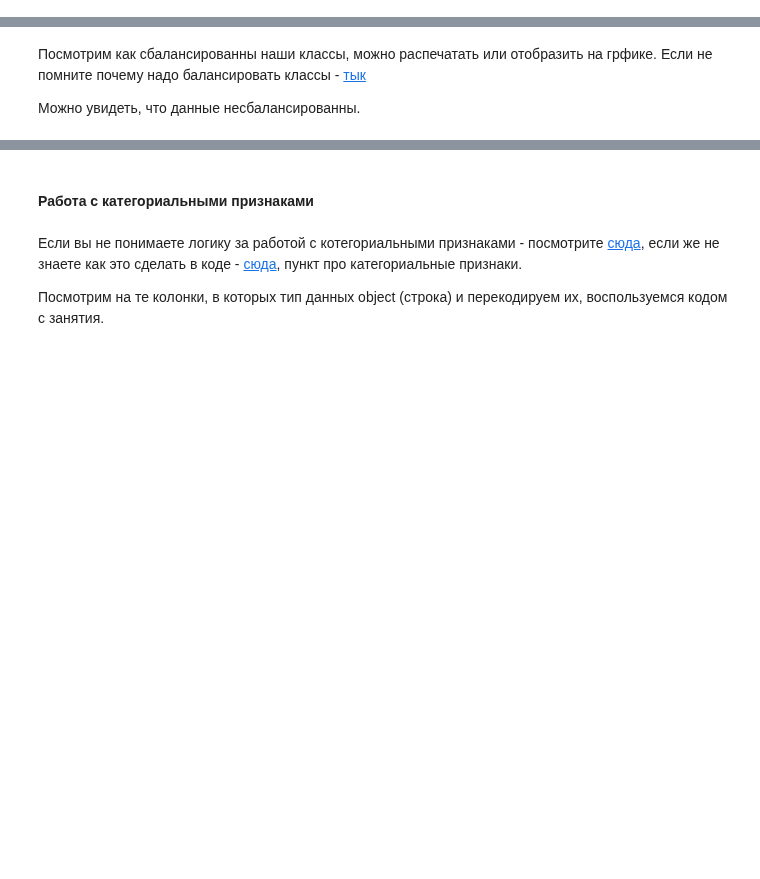
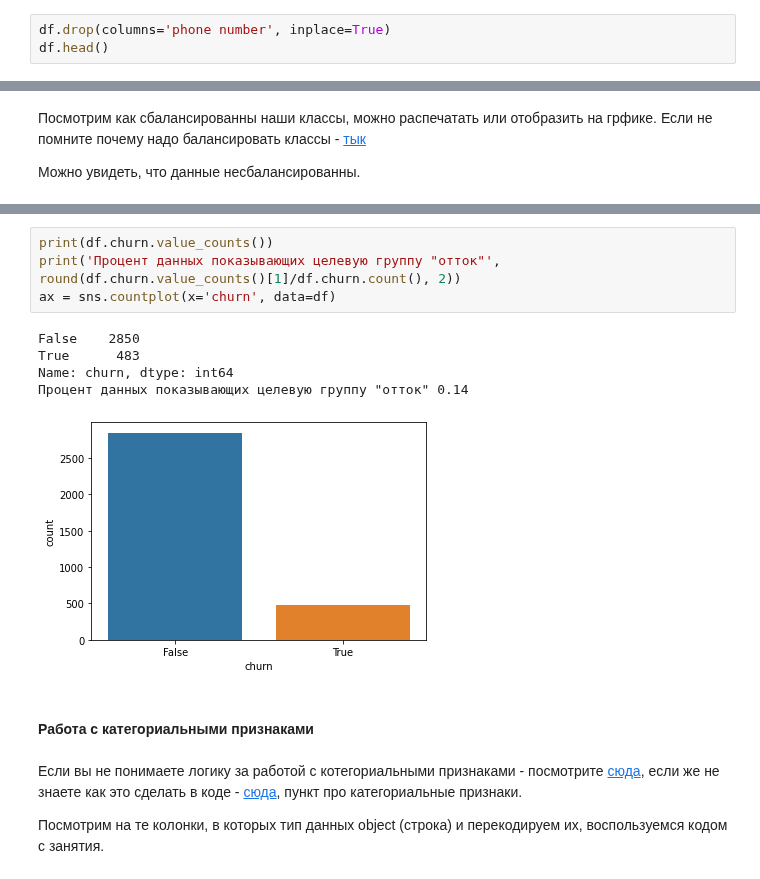
Before and after one commit to mukaseevru/ds-school, a Jupyter notebook: HW1/Большое_ДЗ_1.ipynb, the cells around one changed output, grey strips where cells are left out. Cells and saved outputs as stored; diff of their text form; blank space fills up the shorter version.

```diff
--- a/HW1/Большое_ДЗ_1.ipynb
+++ b/HW1/Большое_ДЗ_1.ipynb
@@ -95,0 +142,3 @@ df = pd.read_csv('./telecom_churn.csv')
+# %%
+df.drop(columns='phone number', inplace=True)
+df.head()
@@ -162,3 +214,13 @@ Name: churn, dtype: int64
+# %%
+print(df.churn.value_counts())
+print('Процент данных показывающих целевую группу "отток"', round(df.churn.value_counts()[1]/df.churn.count(), 2))
+ax = sns.countplot(x='churn', data=df)
+# %% [output]
+False    2850
+True      483
+Name: churn, dtype: int64
+Процент данных показывающих целевую группу "отток" 0.14
+[figure, added]
 # %% [markdown]
 #### Работа с категориальными признаками
 # %% [markdown]
```
Also changed, not shown: parts of 79 cells of this notebook.
